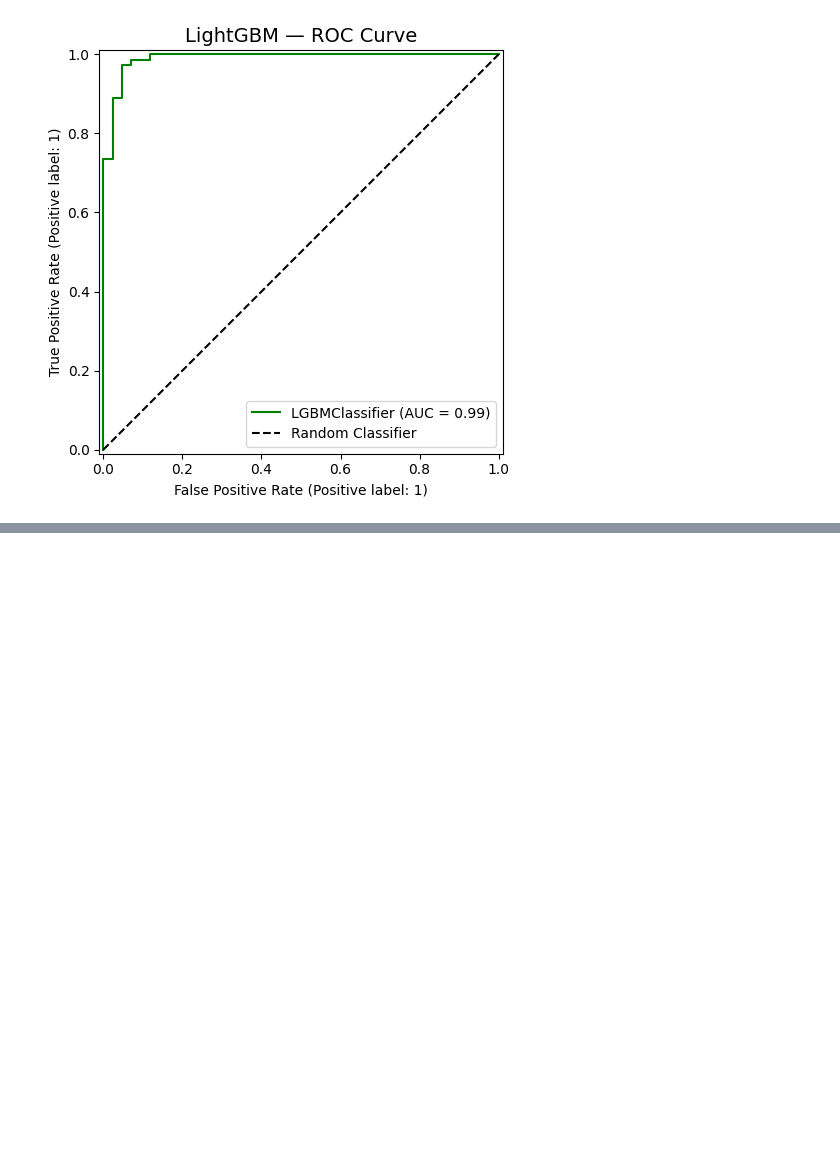
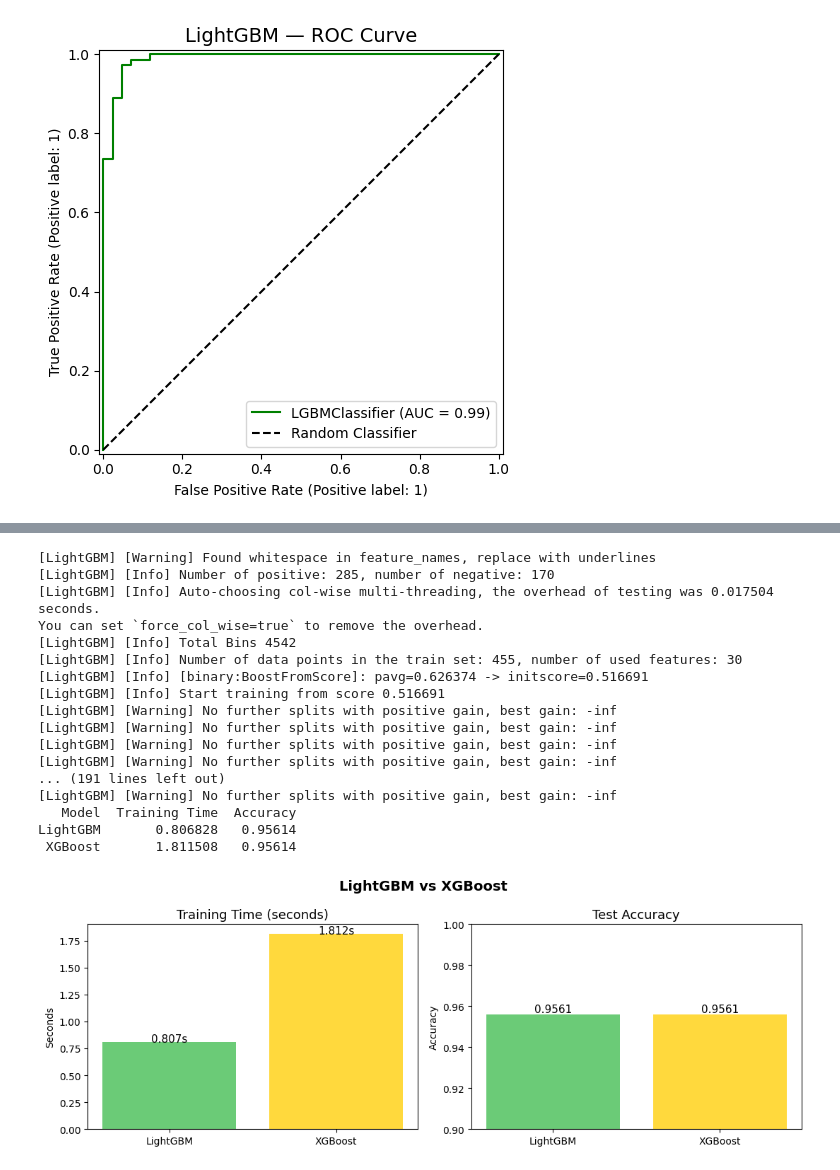
Before and after one commit to abdullah123-collab/Machine_Learning-, a Jupyter notebook: Basics/Ensemble_Methods/Boosting/LightGBM.ipynb, the cells around one changed output, grey strips where cells are left out. Saved outputs shown, nothing was run; the diff lists cells and outputs as text; code cells hidden in the pictures; blank space fills up the shorter version.

```diff
--- a/Basics/Ensemble_Methods/Boosting/LightGBM.ipynb
+++ b/Basics/Ensemble_Methods/Boosting/LightGBM.ipynb
@@ -159,0 +260,11 @@ plt.show()
+# %%
+lgbm_cv = LGBMClassifier(n_estimators=100, learning_rate=0.1,
+                          num_leaves=31, random_state=42)
+
+cv_scores = cross_val_score(lgbm_cv, X, y, cv=5, scoring='accuracy')
+
+print('Cross-Validation Scores (5-Fold):')
+for i, score in enumerate(cv_scores, 1):
+    print(f'  Fold {i}: {score:.4f}')
+print(f'\nMean Accuracy : {cv_scores.mean():.4f}')
+print(f'Std Dev       : {cv_scores.std():.4f}')
@@ -159,0 +292,67 @@ plt.show()
+# %%
+import time
+from xgboost import XGBClassifier
+
+# LightGBM timing
+start = time.time()
+lgbm_t = LGBMClassifier(n_estimators=200, random_state=42)
+lgbm_t.fit(X_train, y_train)
+lgbm_time = time.time() - start
+lgbm_acc  = lgbm_t.score(X_test, y_test)
+
+# XGBoost timing
+start = time.time()
+xgb_t = XGBClassifier(n_estimators=200, eval_metric='logloss', random_state=42)
+xgb_t.fit(X_train, y_train)
+xgb_time = time.time() - start
+xgb_acc  = xgb_t.score(X_test, y_test)
+
+# Results
+results = pd.DataFrame({
+    'Model'        : ['LightGBM', 'XGBoost'],
+    'Training Time': [lgbm_time, xgb_time],
+    'Accuracy'     : [lgbm_acc,  xgb_acc]
+})
+
+print(results.to_string(index=False))
+
+# Plot
+fig, axes = plt.subplots(1, 2, figsize=(11, 4))
+
+axes[0].bar(['LightGBM', 'XGBoost'], [lgbm_time, xgb_time],
+            color=['#6bcb77', '#ffd93d'])
+axes[0].set_title('Training Time (seconds)', fontsize=13)
+axes[0].set_ylabel('Seconds')
+for i, v in enumerate([lgbm_time, xgb_time]):
+    axes[0].text(i, v + 0.001, f'{v:.3f}s', ha='center', fontsize=11)
+
+axes[1].bar(['LightGBM', 'XGBoost'], [lgbm_acc, xgb_acc],
+            color=['#6bcb77', '#ffd93d'])
+axes[1].set_title('Test Accuracy', fontsize=13)
+axes[1].set_ylabel('Accuracy')
+axes[1].set_ylim(0.9, 1.0)
+for i, v in enumerate([lgbm_acc, xgb_acc]):
+    axes[1].text(i, v + 0.001, f'{v:.4f}', ha='center', fontsize=11)
+
+plt.suptitle('LightGBM vs XGBoost', fontsize=14, fontweight='bold')
+plt.tight_layout()
+plt.show()
+# %% [output]
+[LightGBM] [Warning] Found whitespace in feature_names, replace with underlines
+[LightGBM] [Info] Number of positive: 285, number of negative: 170
+[LightGBM] [Info] Auto-choosing col-wise multi-threading, the overhead of testing was 0.017504 seconds.
+You can set `force_col_wise=true` to remove the overhead.
+[LightGBM] [Info] Total Bins 4542
+[LightGBM] [Info] Number of data points in the train set: 455, number of used features: 30
+[LightGBM] [Info] [binary:BoostFromScore]: pavg=0.626374 -> initscore=0.516691
+[LightGBM] [Info] Start training from score 0.516691
+[LightGBM] [Warning] No further splits with positive gain, best gain: -inf
+[LightGBM] [Warning] No further splits with positive gain, best gain: -inf
+[LightGBM] [Warning] No further splits with positive gain, best gain: -inf
+[LightGBM] [Warning] No further splits with positive gain, best gain: -inf
+... (191 lines left out)
+[LightGBM] [Warning] No further splits with positive gain, best gain: -inf
+   Model  Training Time  Accuracy
+LightGBM       0.806828   0.95614
+ XGBoost       1.811508   0.95614
+[figure, added]
```
Also changed, not shown: parts of 10 cells of this notebook.
